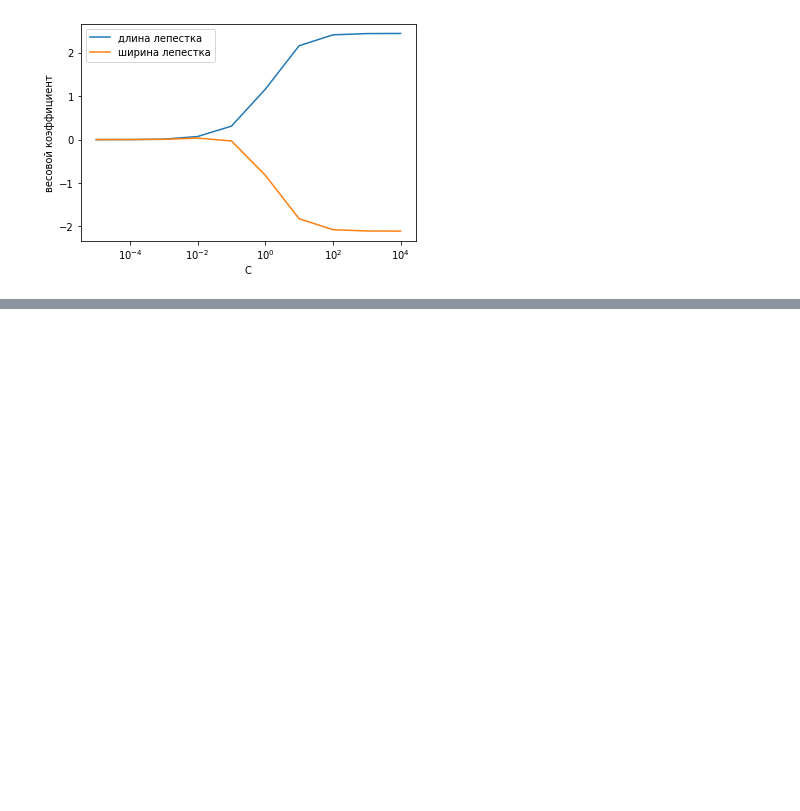
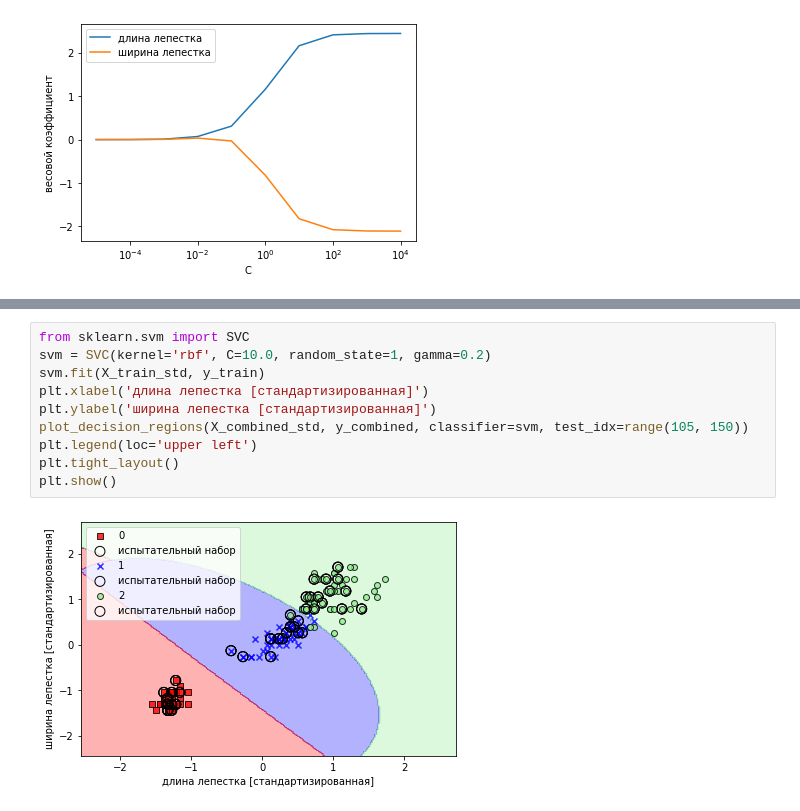
Before and after one commit to 1JigSaW/Book_Python_Machine_Learning, a Jupyter notebook: classifiers.ipynb, the cells around one changed output, grey strips where cells are left out. Drawn from its saved outputs; the diff is of its cells as text; blank space fills up the shorter version.

```diff
--- a/classifiers.ipynb
+++ b/classifiers.ipynb
@@ -257,0 +306,12 @@ plt.show()
+# %%
+from sklearn.svm import SVC
+svm = SVC(kernel='rbf', C=10.0, random_state=1, gamma=0.2)
+svm.fit(X_train_std, y_train)
+plt.xlabel('длина лепестка [стандартизированная]')
+plt.ylabel('ширина лепестка [стандартизированная]')
+plot_decision_regions(X_combined_std, y_combined, classifier=svm, test_idx=range(105, 150))
+plt.legend(loc='upper left')
+plt.tight_layout()
+plt.show()
+# %% [output]
+[figure, added]
```
Also changed, not shown: parts of 5 cells of this notebook.
